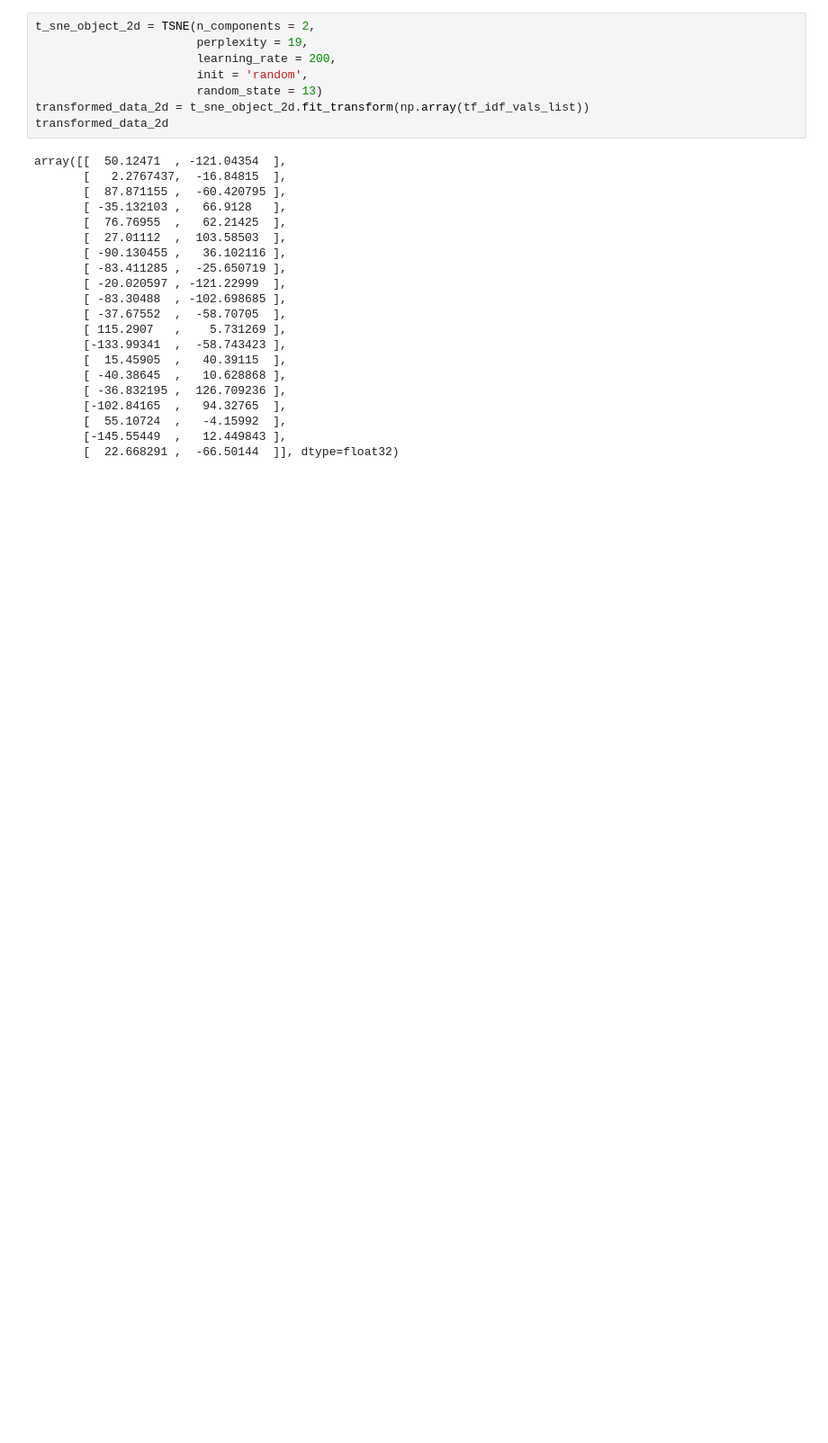
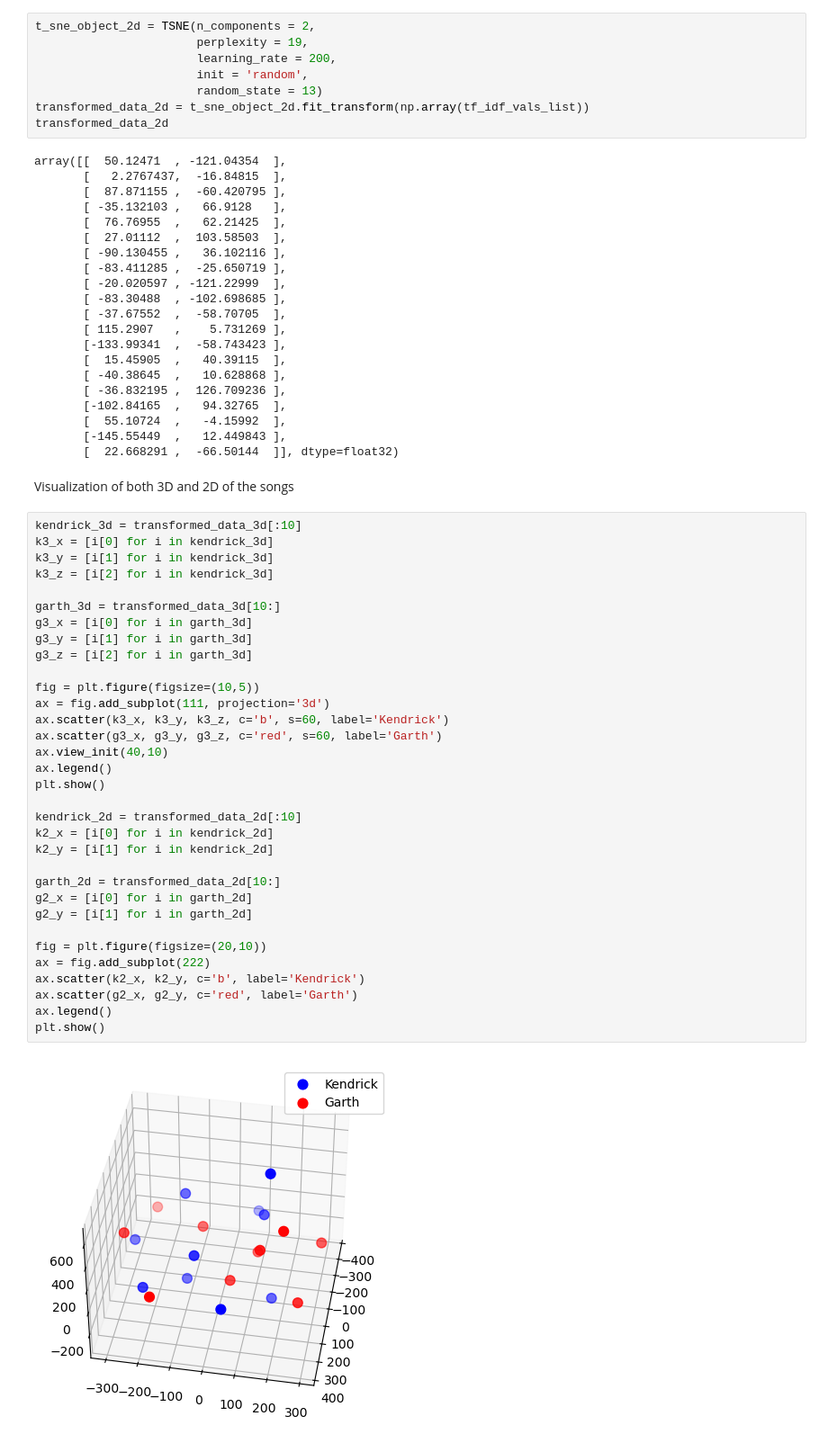
Before and after one commit to victoriamuinde07/NLP-vectorization, a Jupyter notebook: index.ipynb, the cells around one changed output. Shown at 90% size. Drawn from its saved outputs; the diff is of its cells as text; blank space fills up the shorter version.

Commit message:
visualization and interpretation between the 2D and 3D songs

```diff
--- a/index.ipynb
+++ b/index.ipynb
@@ -254,3 +254,40 @@ array([[  50.12471  , -121.04354  ],
        [  55.10724  ,   -4.15992  ],
        [-145.55449  ,   12.449843 ],
        [  22.668291 ,  -66.50144  ]], dtype=float32)
+# %% [markdown]
+Visualization of both 3D and 2D of the songs
+# %%
+kendrick_3d = transformed_data_3d[:10]
+k3_x = [i[0] for i in kendrick_3d]
+k3_y = [i[1] for i in kendrick_3d]
+k3_z = [i[2] for i in kendrick_3d]
+
+garth_3d = transformed_data_3d[10:]
+g3_x = [i[0] for i in garth_3d]
+g3_y = [i[1] for i in garth_3d]
+g3_z = [i[2] for i in garth_3d]
+
+fig = plt.figure(figsize=(10,5))
+ax = fig.add_subplot(111, projection='3d')
+ax.scatter(k3_x, k3_y, k3_z, c='b', s=60, label='Kendrick')
+ax.scatter(g3_x, g3_y, g3_z, c='red', s=60, label='Garth')
+ax.view_init(40,10)
+ax.legend()
+plt.show()
+
+kendrick_2d = transformed_data_2d[:10]
+k2_x = [i[0] for i in kendrick_2d]
+k2_y = [i[1] for i in kendrick_2d]
+
+garth_2d = transformed_data_2d[10:]
+g2_x = [i[0] for i in garth_2d]
+g2_y = [i[1] for i in garth_2d]
+
+fig = plt.figure(figsize=(20,10))
+ax = fig.add_subplot(222)
+ax.scatter(k2_x, k2_y, c='b', label='Kendrick')
+ax.scatter(g2_x, g2_y, c='red', label='Garth')
+ax.legend()
+plt.show()
+# %% [output]
+[figure, added]
```
Also changed, not shown: parts of 2 cells of this notebook.
